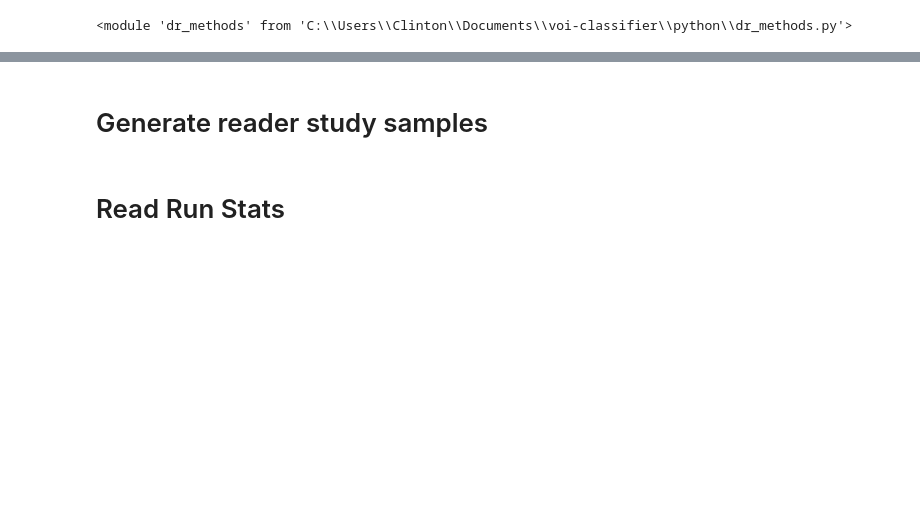
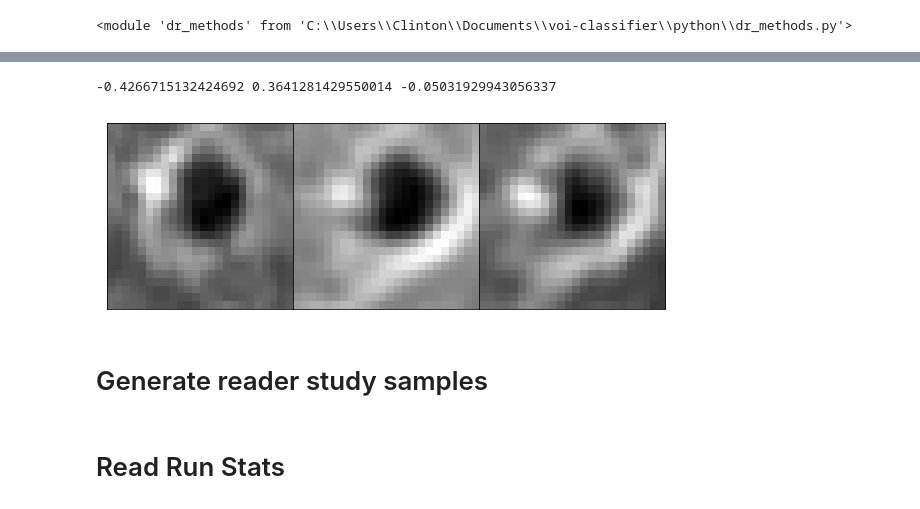
Before and after one commit to clintonjwang/voi-classifier, a Jupyter notebook: python/data-retriever.ipynb, the cells around one changed output, grey strips where cells are left out. Drawn from its saved outputs; the diff is of its cells as text; code cells hidden in the pictures; blank space fills up the shorter version.

```diff
--- a/python/data-retriever.ipynb
+++ b/python/data-retriever.ipynb
@@ -160,3 +160,9 @@ print(np.amin(img), np.amax(img), np.mean(img))
+# %%
+img = drm.plot_check(2, "E101346528", normalize=None)
+print(np.amin(img), np.amax(img), np.mean(img))
+# %% [output]
+-0.4266715132424692 0.3641281429550014 -0.05031929943056337
+[figure, added]
 # %%
 for cls in C.classes_to_include:
     print(cls)
```
Also changed, not shown: parts of 4 cells of this notebook, 2 other files.
